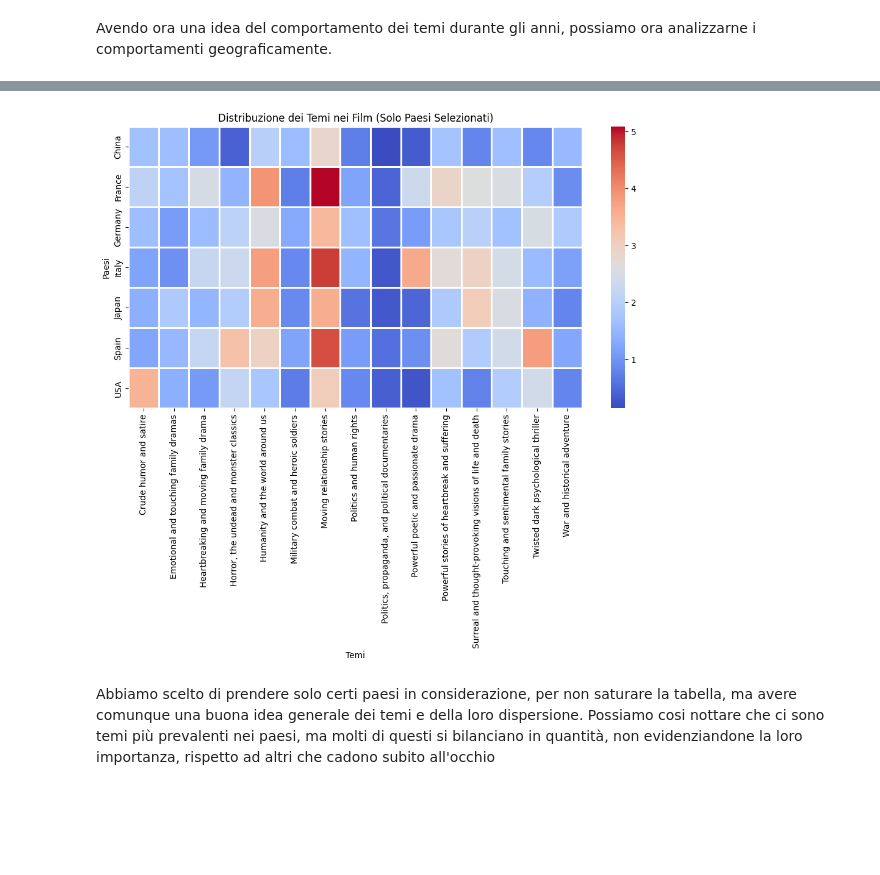
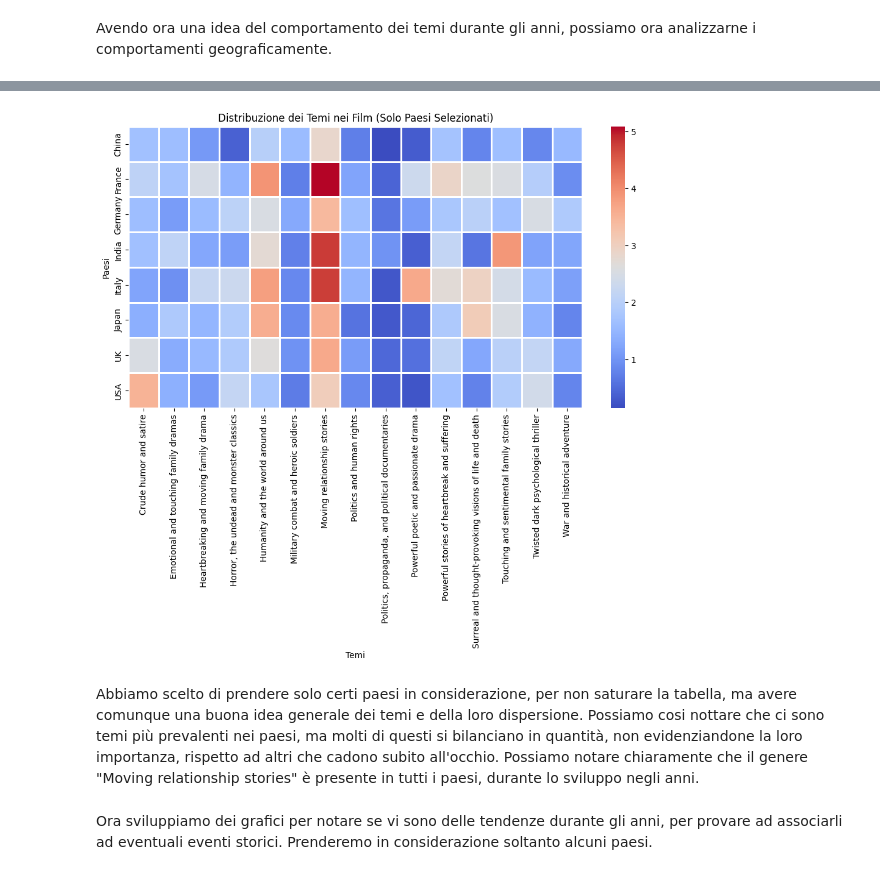
Before and after one commit to GabrieBu/freshcarrots, a Jupyter notebook: ium_Notebook/Cleaning.ipynb, the cells around one changed output, grey strips where cells are left out. Cells and saved outputs as stored; diff of their text form; code cells hidden in the pictures; blank space fills up the shorter version.

```diff
--- a/ium_Notebook/Cleaning.ipynb
+++ b/ium_Notebook/Cleaning.ipynb
@@ -1435,24 +1437,23 @@ theme_counts
 # %%
-paesi_interessati = ["USA", "Italy", "Germany", "France", "Spain", "China", "Japan"]
+#aggiungere eventuali paesi di interesse
+paesi_interessati = ["USA", "Italy", "Germany", "France", "China", "Japan", "India", "UK"]
 To_filter=theme_counts["Theme"].value_counts().nlargest(15).index
 filtered_df_themes = theme_counts[theme_counts["Theme"].isin(To_filter)]
-# Filtrare i dati solo per questi paesi
+
 pivot_table_filtered = filtered_df_themes[filtered_df_themes["Country"].isin(paesi_interessati)] \
     .pivot(index="Country", columns="Theme", values="Percentage")
 
-# Disegnare la heatmap
 plt.figure(figsize=(12, 6))
 sns.heatmap(pivot_table_filtered, cmap="coolwarm", linewidths=1, fmt=".1f")
-
-# Titolo e assi
 plt.title("Distribuzione dei Temi nei Film (Solo Paesi Selezionati)")
 plt.xlabel("Temi")
 plt.ylabel("Paesi")
-
-# Mostrare la heatmap
 plt.show()
 # %% [output]
-[figure, old version]
+[figure, new version]
 # %% [markdown]
 Abbiamo scelto di prendere solo certi paesi in considerazione, per non saturare la tabella, ma avere comunque una buona idea generale dei temi e della loro dispersione.
-Possiamo cosi nottare che ci sono temi più prevalenti nei paesi, ma molti di questi si bilanciano in quantità, non evidenziandone la loro importanza, rispetto ad altri che cadono subito all'occhio
+Possiamo cosi nottare che ci sono temi più prevalenti nei paesi, ma molti di questi si bilanciano in quantità, non evidenziandone la loro importanza, rispetto ad altri che cadono subito all'occhio.
+Possiamo notare chiaramente che il genere "Moving relationship stories" è presente in tutti i paesi, durante lo sviluppo negli anni.
+# %% [markdown]
+Ora sviluppiamo dei grafici per notare se vi sono delle tendenze durante gli anni, per provare ad associarli ad eventuali eventi storici. Prenderemo in considerazione soltanto alcuni paesi.
```
Also changed, not shown: parts of 24 cells of this notebook.
